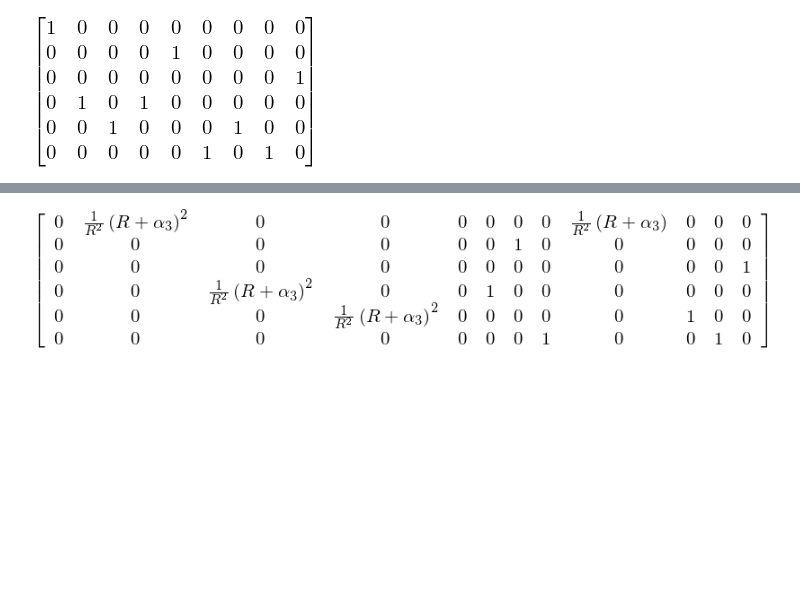
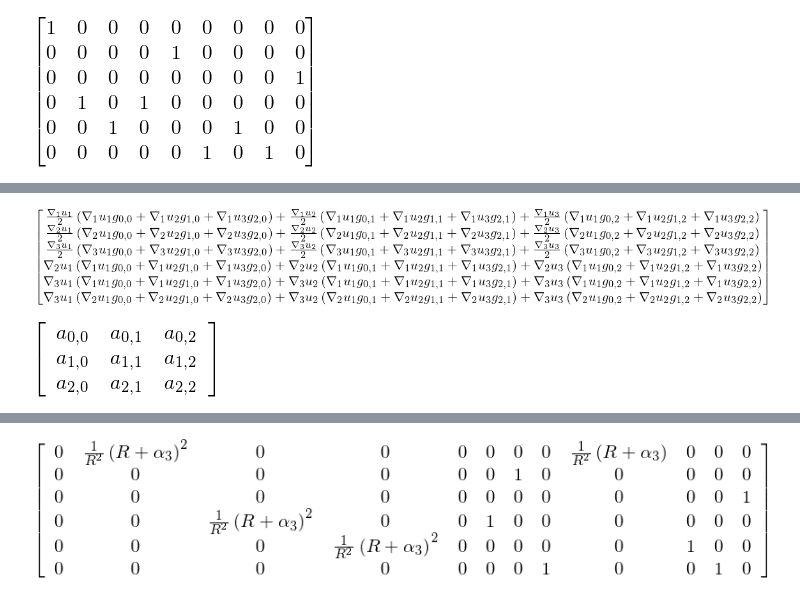
Before and after one commit to tarashor/vibrations, a Jupyter notebook: py2/All geometries.ipynb, the cells around one changed output, grey strips where cells are left out. Drawn from its saved outputs; the diff is of its cells as text; code cells hidden in the pictures; blank space fills up the shorter version.

```diff
--- a/py2/All geometries.ipynb
+++ b/py2/All geometries.ipynb
@@ -593,0 +615,17 @@ ValueError: scalar expected, use tensorproduct(...) for tensorial product
+# %%
+e_nl=zeros(6, 1)
+e_nl[0,0] = e_nl_matrix[0,0]
+e_nl[1,0] = e_nl_matrix[1,1]
+e_nl[2,0] = e_nl_matrix[2,2]
+e_nl[3,0] = 2*e_nl_matrix[0,1]
+e_nl[4,0] = 2*e_nl_matrix[0,2]
+e_nl[5,0] = 2*e_nl_matrix[1,2]
+e_nl
+# %% [output]
+[figure, added]
+# %%
+grad_u_g_symbol = MatrixSymbol('a', N, N)
+grad_u_g = Matrix(grad_u_g_symbol)
+grad_u_g
+# %% [output]
+[figure, added]
```
Also changed, not shown: parts of 12 cells of this notebook, 4 other files.
